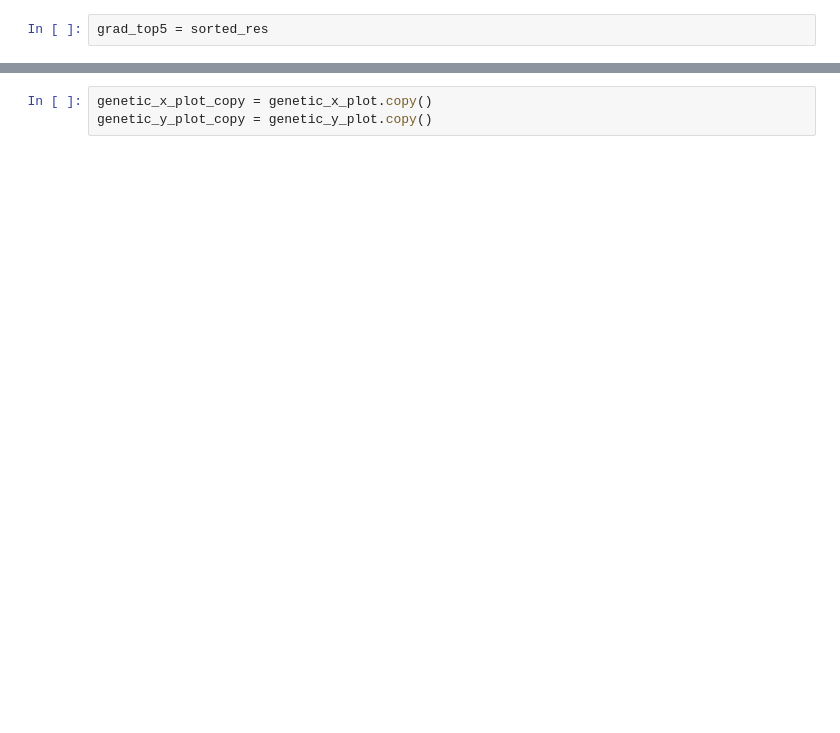
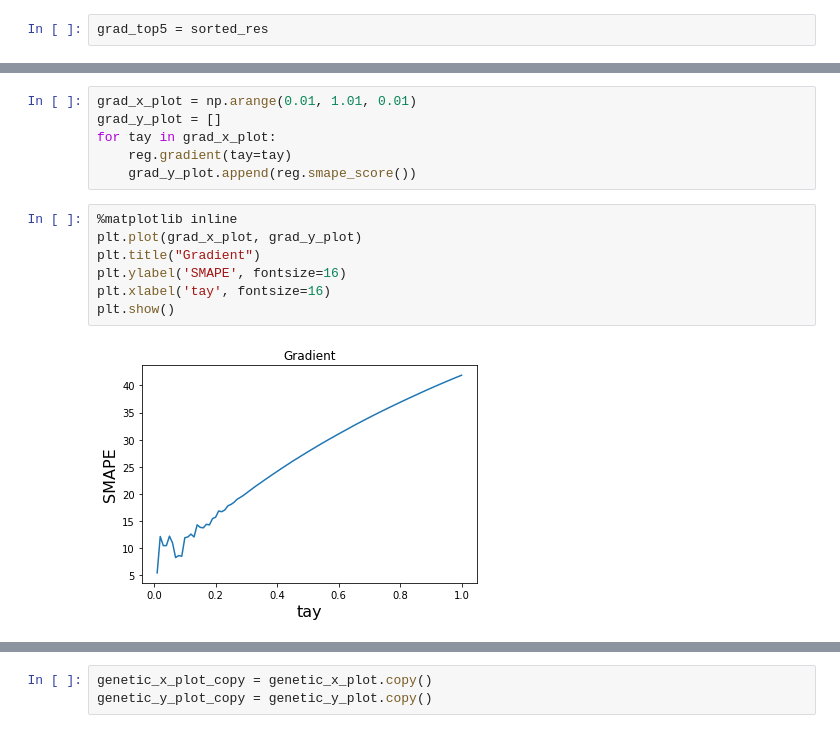
Before and after one commit to NeutralMike/ml_labs, a Jupyter notebook: 2.Linear/2.Linear.ipynb, the cells around one changed output, grey strips where cells are left out. Cells and saved outputs as stored; diff of their text form; blank space fills up the shorter version.

```diff
--- a/2.Linear/2.Linear.ipynb
+++ b/2.Linear/2.Linear.ipynb
@@ -184,3 +163,18 @@ plt.show()
+# %%
+grad_x_plot = np.arange(0.01, 1.01, 0.01)
+grad_y_plot = []
+for tay in grad_x_plot:
+    reg.gradient(tay=tay)
+    grad_y_plot.append(reg.smape_score())
+# %%
+%matplotlib inline
+plt.plot(grad_x_plot, grad_y_plot)
+plt.title("Gradient")
+plt.ylabel('SMAPE', fontsize=16)
+plt.xlabel('tay', fontsize=16)
+plt.show()
+# %% [output]
+[figure, added]
 # %%
 reg.genetic()
 print(reg.nrmse_score())
```
Also changed, not shown: parts of 12 cells of this notebook, 1 other file.
